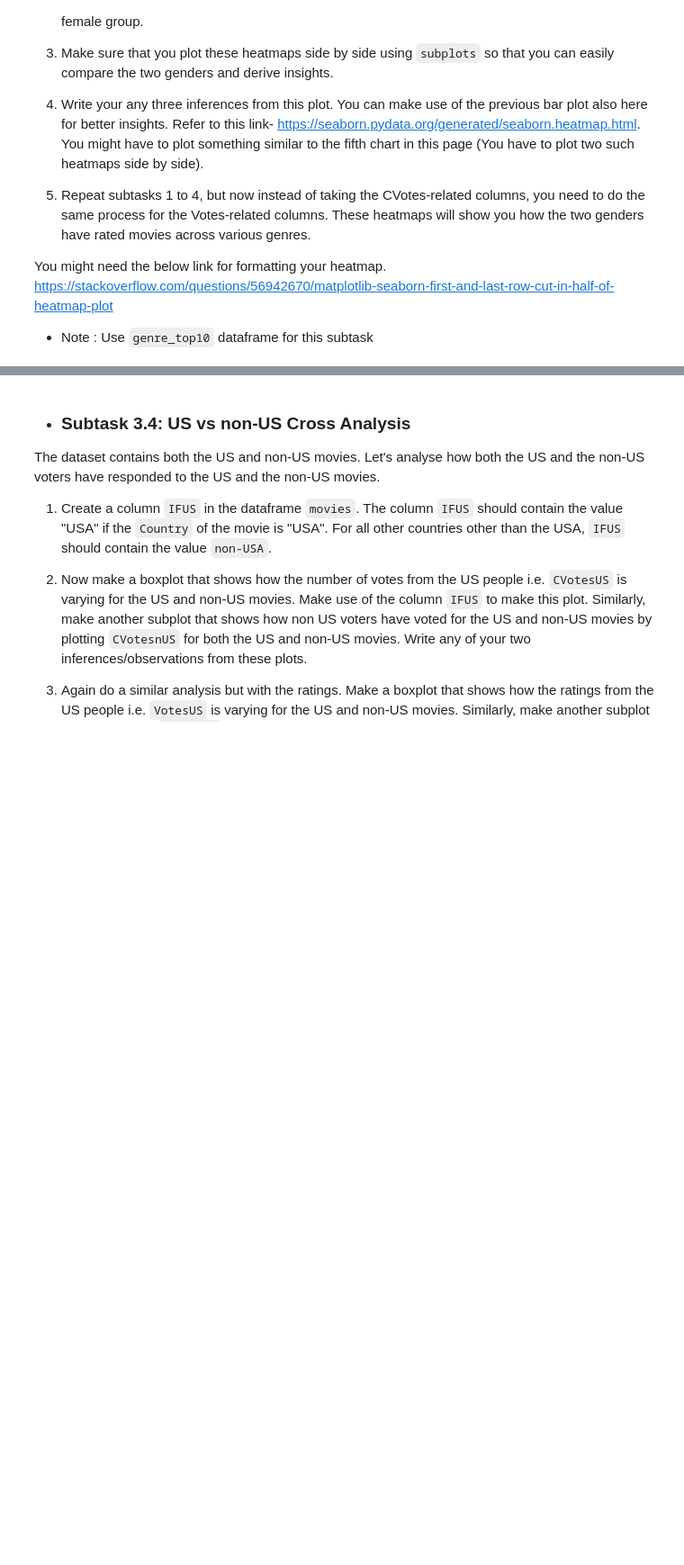
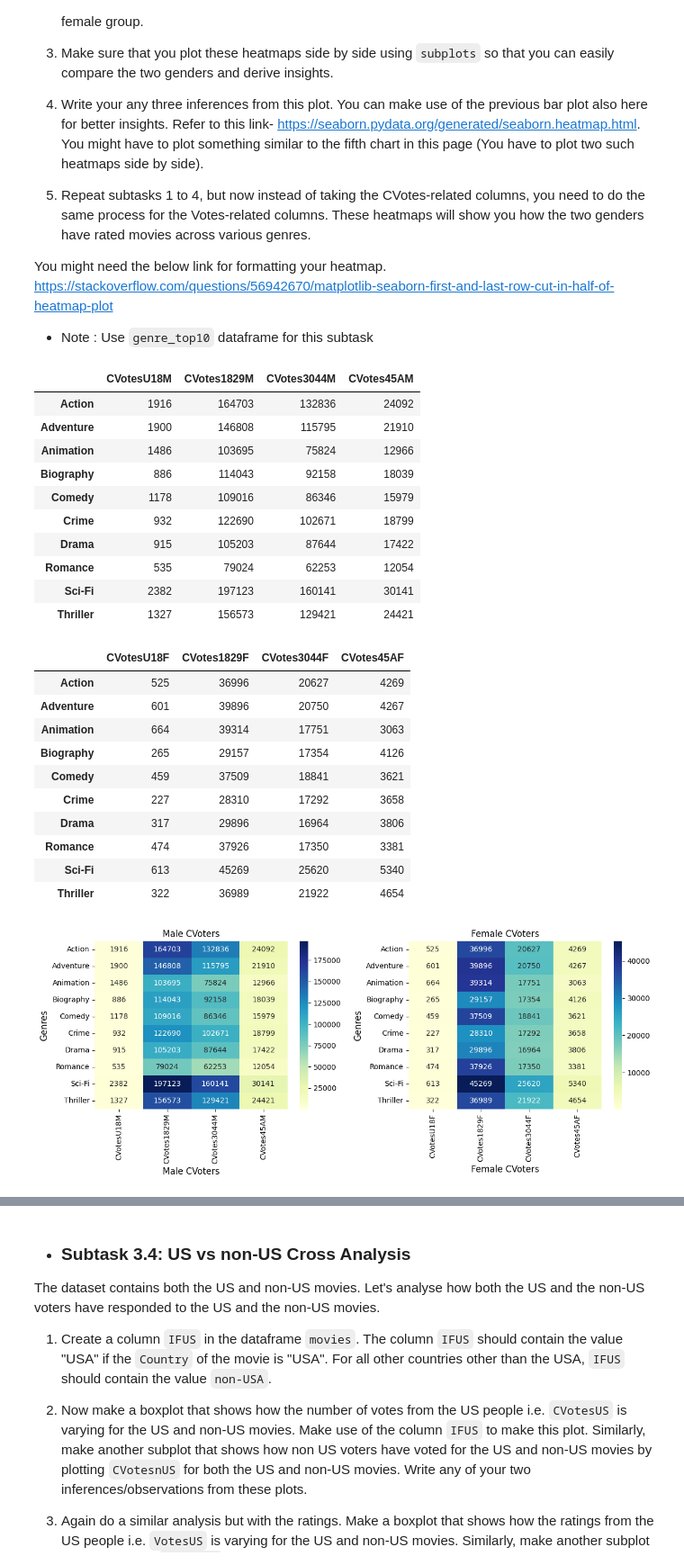
Before and after one commit to PunamBhatia/LogicMojo-AI-ML-April26-Punam, a Jupyter notebook: IMDb+Movie+Assignment_PunamB.ipynb, the cells around one changed output, grey strips where cells are left out. Shown at 90% size. Drawn from its saved outputs; the diff is of its cells as text; code cells hidden in the pictures; blank space fills up the shorter version.

```diff
--- a/IMDb+Movie+Assignment_PunamB.ipynb
+++ b/IMDb+Movie+Assignment_PunamB.ipynb
@@ -608,2 +587,50 @@ https://stackoverflow.com/questions/56942670/matplotlib-seaborn-first-and-last-r
+# %%
+# 1st set of heat maps for CVotes-related columns
+
+fig, (ax1, ax2) = plt.subplots(ncols=2, figsize=(12, 5))
+
+male_data=genre_top10[['CVotesU18M','CVotes1829M','CVotes3044M','CVotes45AM']]
+display(male_data)
+male_heatmap= sns.heatmap(male_data, ax=ax1, cmap='YlGnBu', annot=True,fmt='g')
+male_heatmap.set_xlabel("Male CVoters",fontsize=12)
+male_heatmap.set_ylabel("Genres",fontsize=12)
+male_heatmap.set_title("Male CVoters Vs Genres.",fontsize=12)
+ax1.set_title("Male CVoters")
+#plt.tight_layout()
+#plt.show()
+
+female_data=genre_top10[['CVotesU18F','CVotes1829F','CVotes3044F','CVotes45AF']]
+display(female_data)
+female_heatmap= sns.heatmap(female_data,ax=ax2, cmap='YlGnBu', annot=True,fmt='g')
+female_heatmap.set_xlabel("Female CVoters",fontsize=12)
+female_heatmap.set_ylabel("Genres",fontsize=12)
+female_heatmap.set_title("Female CVoters Vs Genres.",fontsize=12)
+ax2.set_title("Female CVoters")
+plt.tight_layout()
+plt.show()
+# %% [output]
+|  | CVotesU18M | CVotes1829M | CVotes3044M | CVotes45AM |
+| Action | 1916 | 164703 | 132836 | 24092 |
+| Adventure | 1900 | 146808 | 115795 | 21910 |
+| Animation | 1486 | 103695 | 75824 | 12966 |
+| Biography | 886 | 114043 | 92158 | 18039 |
+| Comedy | 1178 | 109016 | 86346 | 15979 |
+| Crime | 932 | 122690 | 102671 | 18799 |
+| Drama | 915 | 105203 | 87644 | 17422 |
+| Romance | 535 | 79024 | 62253 | 12054 |
+| Sci-Fi | 2382 | 197123 | 160141 | 30141 |
+| Thriller | 1327 | 156573 | 129421 | 24421 |
+|  | CVotesU18F | CVotes1829F | CVotes3044F | CVotes45AF |
+| Action | 525 | 36996 | 20627 | 4269 |
+| Adventure | 601 | 39896 | 20750 | 4267 |
+| Animation | 664 | 39314 | 17751 | 3063 |
+| Biography | 265 | 29157 | 17354 | 4126 |
+| Comedy | 459 | 37509 | 18841 | 3621 |
+| Crime | 227 | 28310 | 17292 | 3658 |
+| Drama | 317 | 29896 | 16964 | 3806 |
+| Romance | 474 | 37926 | 17350 | 3381 |
+| Sci-Fi | 613 | 45269 | 25620 | 5340 |
+| Thriller | 322 | 36989 | 21922 | 4654 |
+[figure, added]
 # %% [markdown]
 **`Inferences:`** A few inferences that can be seen from the heatmap above is that males have voted more than females, and Sci-Fi appears to be most popular among the 18-29 age group irrespective of their gender. What more can you infer from the two heatmaps that you have plotted? Write your three inferences/observations below:
```
Also changed, not shown: parts of 25 cells of this notebook.
